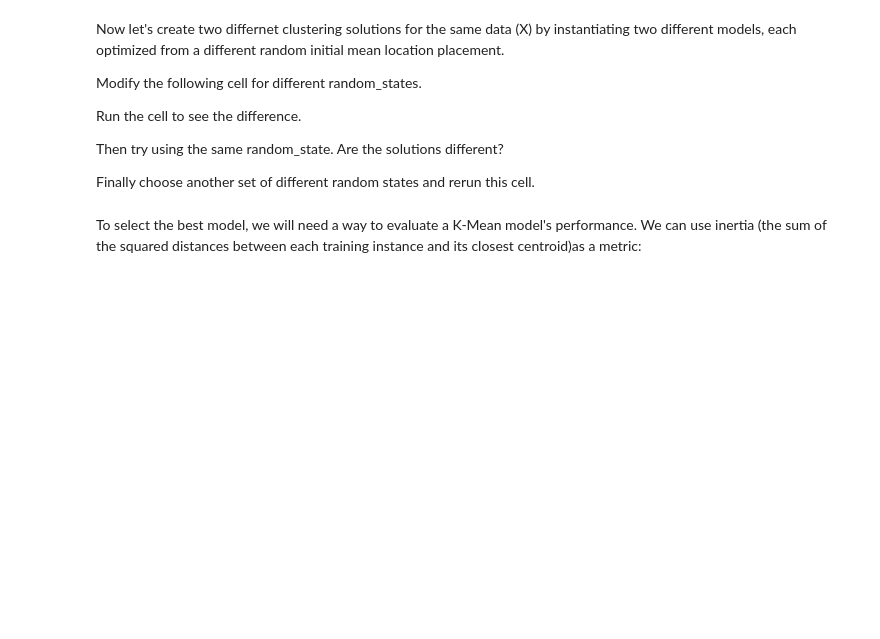
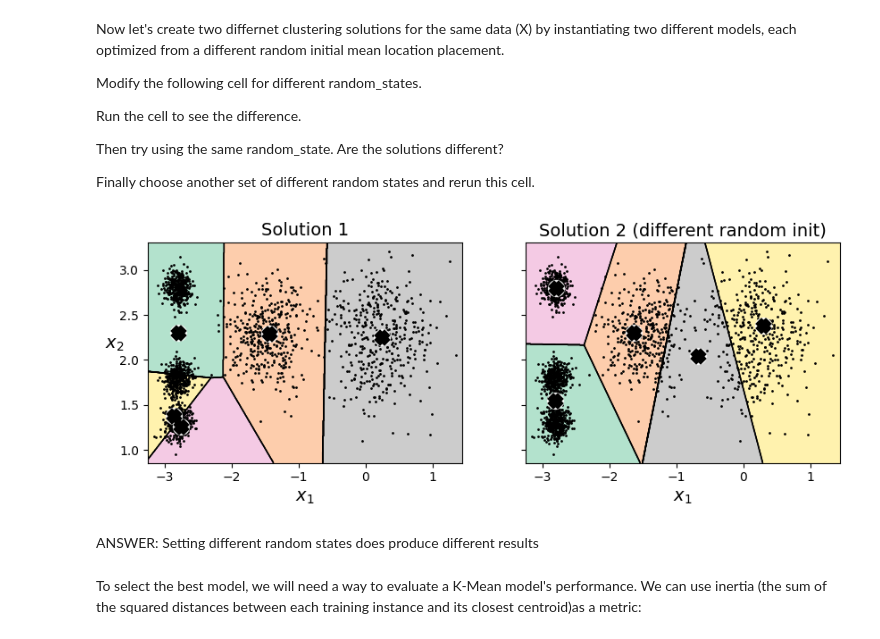
Before and after one commit to hessef/ECEN250, a Jupyter notebook: Lab3/ECEN250_Lab3.ipynb, the cells around one changed output. Drawn from its saved outputs; the diff is of its cells as text; code cells hidden in the pictures; blank space fills up the shorter version.

```diff
--- a/Lab3/ECEN250_Lab3.ipynb
+++ b/Lab3/ECEN250_Lab3.ipynb
@@ -146,3 +158,11 @@ Modify the following cell to have three different models: kmeans_iter1, kmeans_i
 kmeans_iter1 = KMeans(n_clusters=5, init="random", n_init=1, max_iter=1, random_state=0)
 
 kmeans_iter1.fit(X)
+
+kmeans_iter2 = KMeans(n_clusters=5, init="random", n_init=1, max_iter=2, random_state=0)
+
+kmeans_iter2.fit(X)
+
+kmeans_iter3 = KMeans(n_clusters=5, init="random", n_init=1, max_iter=3, random_state=0)
+
+kmeans_iter3.fit(X)
@@ -212,3 +232,18 @@ plt.show()
+# %%
+kmeans_rnd_init1 = KMeans(n_clusters=5, init="random", n_init=1, max_iter=1, random_state=3)
+
+kmeans_rnd_init1.fit(X)
+
+kmeans_rnd_init2 = KMeans(n_clusters=5, init="random", n_init=2, max_iter=1, random_state=0)
+
+kmeans_rnd_init2.fit(X)
+
+plot_clusterer_comparison(kmeans_rnd_init1, kmeans_rnd_init2, X, "Solution 1", "Solution 2 (different random init)")
+plt.show()
+# %% [output]
+[figure, added]
+# %% [markdown]
+ANSWER: Setting different random states does produce different results
 # %% [markdown]
 To select the best model, we will need a way to evaluate a K-Mean model's performance. We can use inertia (the sum of the squared distances between each training instance and its closest centroid)as a metric:
 # %%
```
Also changed, not shown: parts of 50 cells of this notebook.
